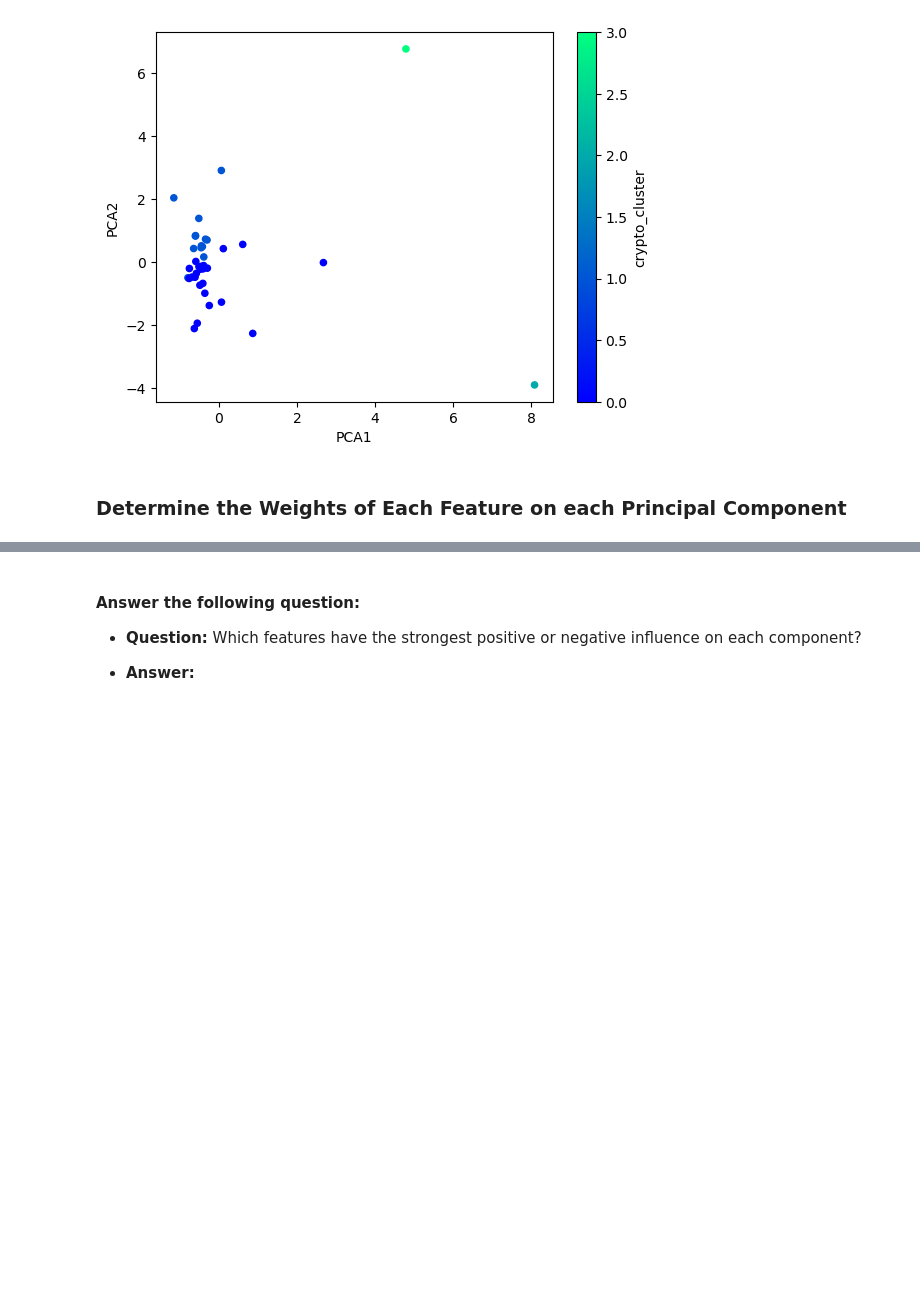
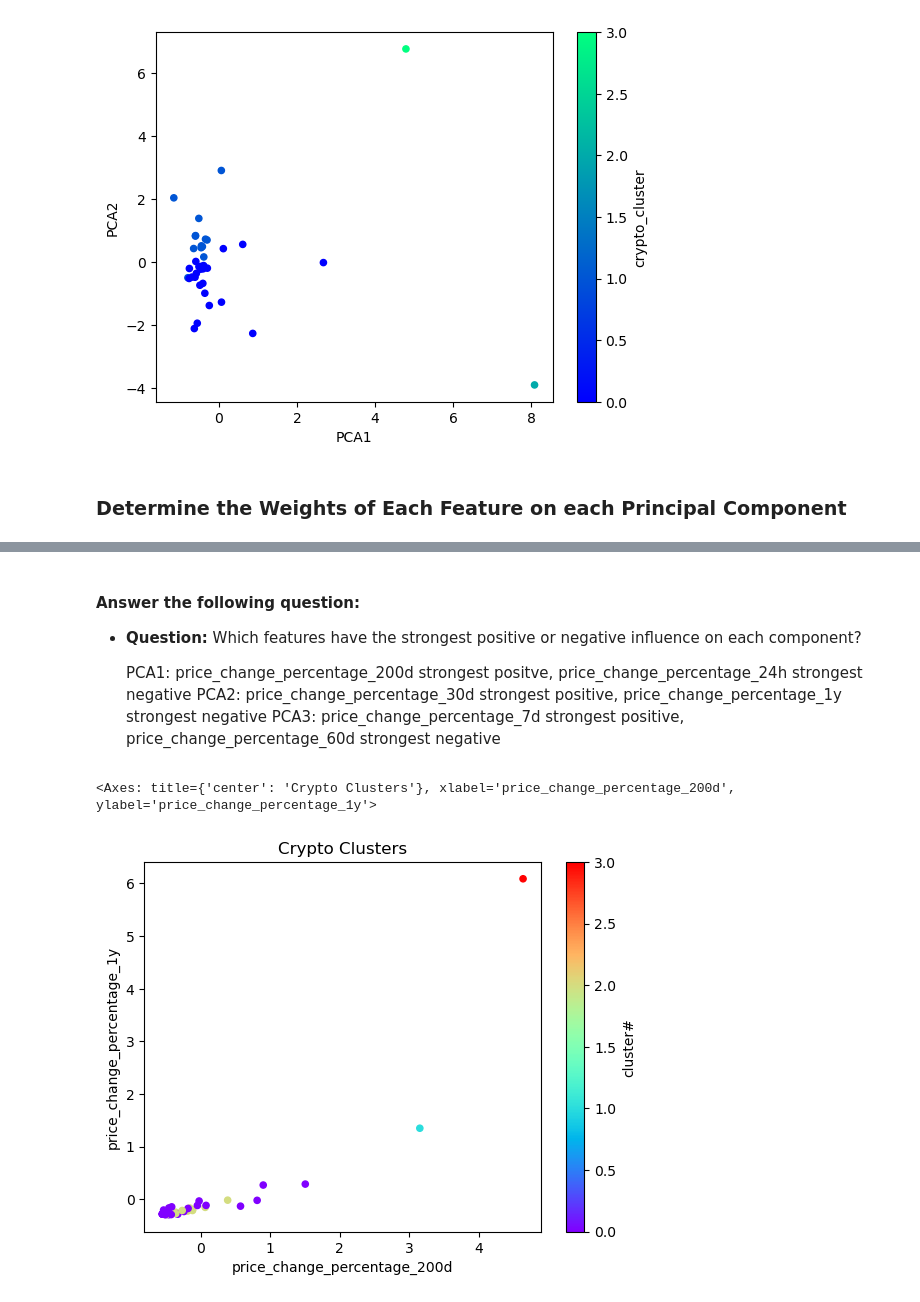
Before and after one commit to BlairSonnen/CryptoClustering, a Jupyter notebook: Crypto_Clustering.ipynb, the cells around one changed output, grey strips where cells are left out. Drawn from its saved outputs; the diff is of its cells as text; code cells hidden in the pictures; blank space fills up the shorter version.

```diff
--- a/Crypto_Clustering.ipynb
+++ b/Crypto_Clustering.ipynb
@@ -347,4 +381,18 @@ pca_elbow_df.head(10)
 
 * **Question:** Which features have the strongest positive or negative influence on each component?
 
-* **Answer:**
+    PCA1: price_change_percentage_200d strongest positve, price_change_percentage_24h strongest negative
+    PCA2: price_change_percentage_30d strongest positive, price_change_percentage_1y strongest negative
+    PCA3: price_change_percentage_7d strongest positive, price_change_percentage_60d strongest negative
+# %%
+# Plot the features that are the most influencial for the PCA1 component.
+crypto_predictions.plot.scatter(
+    x="price_change_percentage_200d",
+    y="price_change_percentage_1y",
+    c="cluster#",
+    colormap="rainbow",
+    title="Crypto Clusters"
+)
+# %% [output]
+<Axes: title={'center': 'Crypto Clusters'}, xlabel='price_change_percentage_200d', ylabel='price_change_percentage_1y'>
+[figure, added]
```
Also changed, not shown: parts of 12 cells of this notebook, 1 other file.
